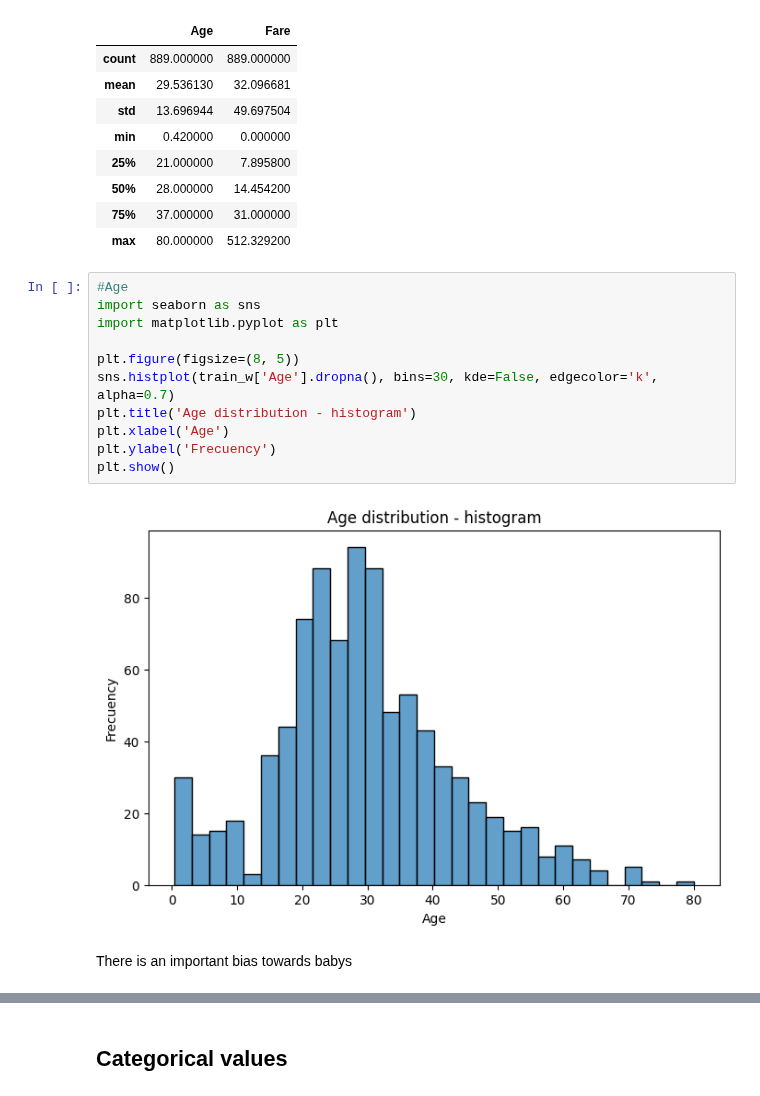
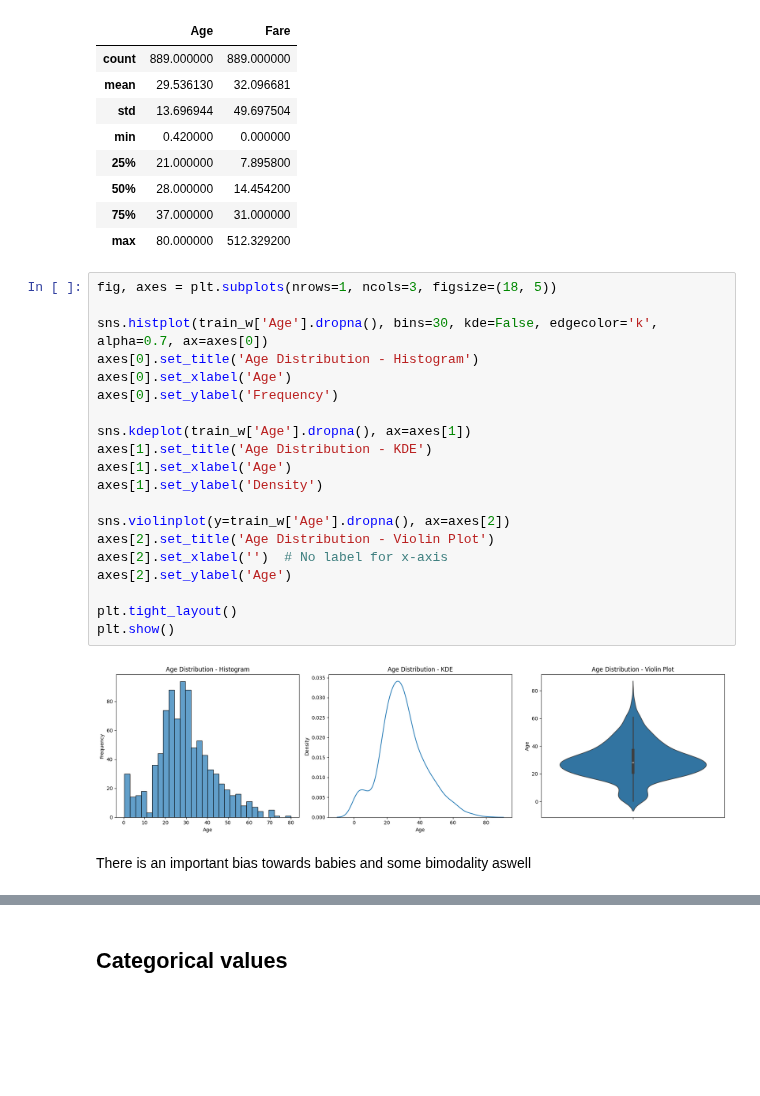
Before and after one commit to IngElecPuc/KaggleChallenges, a Jupyter notebook: titanic_eda.ipynb, the cells around one changed output, grey strips where cells are left out. Saved outputs shown, nothing was run; the diff lists cells and outputs as text; blank space fills up the shorter version.

```diff
--- a/titanic_eda.ipynb
+++ b/titanic_eda.ipynb
@@ -160,18 +164,27 @@ train_w[numerical_cols].describe()
 | 50% | 28.000000 | 14.454200 |
 | 75% | 37.000000 | 31.000000 |
 | max | 80.000000 | 512.329200 |
-# %%
-#Age
-import seaborn as sns
-import matplotlib.pyplot as plt
-
-plt.figure(figsize=(8, 5))
-sns.histplot(train_w['Age'].dropna(), bins=30, kde=False, edgecolor='k', alpha=0.7)
-plt.title('Age distribution - histogram')
-plt.xlabel('Age')
-plt.ylabel('Frecuency')
-plt.show()
-# %% [output]
-[figure, removed]
+# %%
+fig, axes = plt.subplots(nrows=1, ncols=3, figsize=(18, 5))
+
+sns.histplot(train_w['Age'].dropna(), bins=30, kde=False, edgecolor='k', alpha=0.7, ax=axes[0])
+axes[0].set_title('Age Distribution - Histogram')
+axes[0].set_xlabel('Age')
+axes[0].set_ylabel('Frequency')
+
+sns.kdeplot(train_w['Age'].dropna(), ax=axes[1])
+axes[1].set_title('Age Distribution - KDE')
+axes[1].set_xlabel('Age')
+axes[1].set_ylabel('Density')
+
+sns.violinplot(y=train_w['Age'].dropna(), ax=axes[2])
+axes[2].set_title('Age Distribution - Violin Plot')
+axes[2].set_xlabel('')  # No label for x-axis
+axes[2].set_ylabel('Age')
+
+plt.tight_layout()
+plt.show()
+# %% [output]
+[figure, added]
 # %% [markdown]
-There is an important bias towards babys
+There is an important bias towards babies and some bimodality aswell
```
Also changed, not shown: parts of 14 cells of this notebook.
